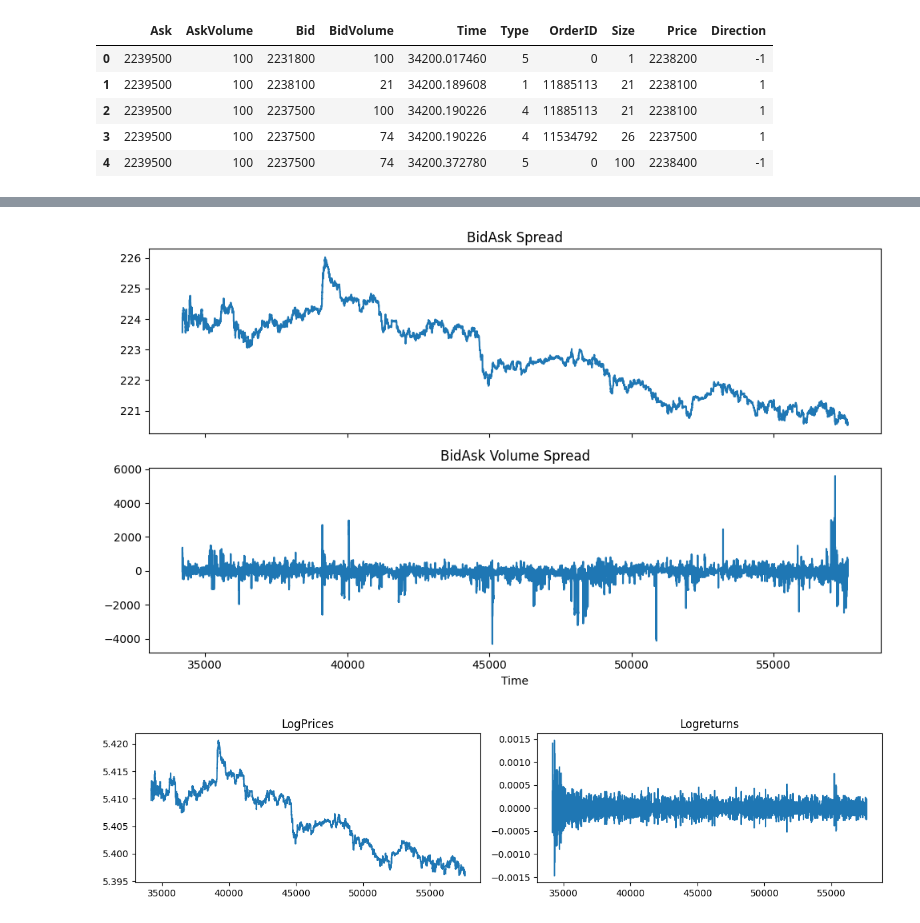
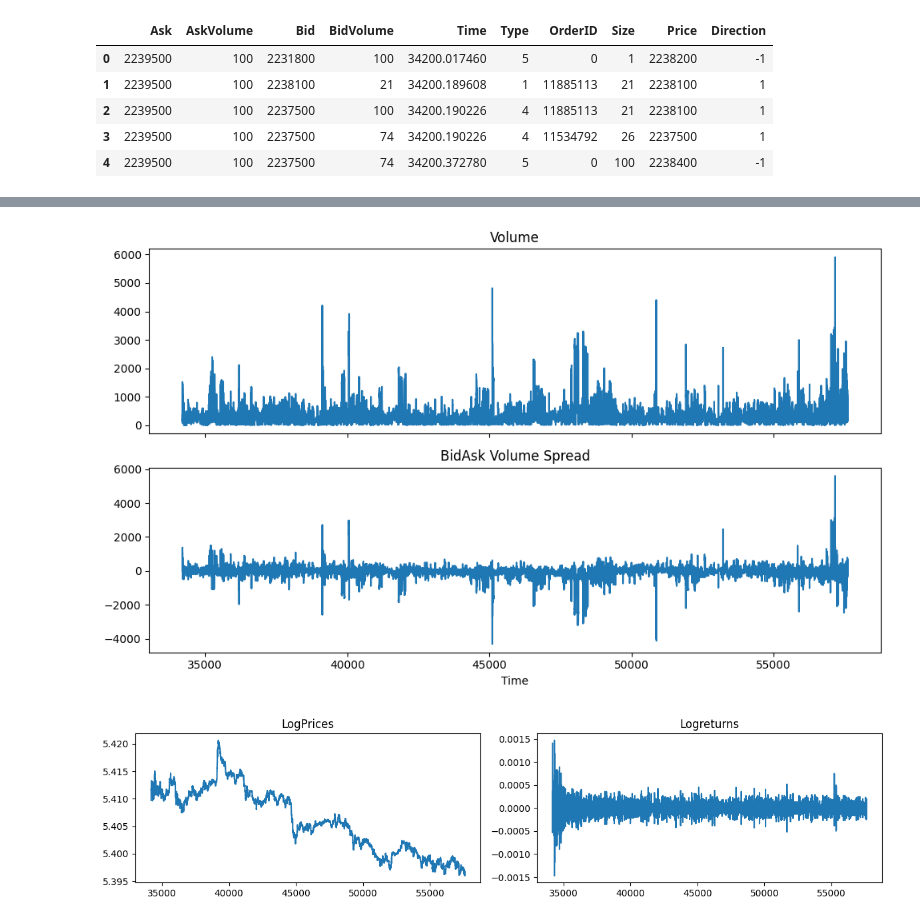
Before and after one commit to MassilGG/Financial_Econometrics, a Jupyter notebook: Topic3.ipynb, the cells around one changed output, grey strips where cells are left out. Drawn from its saved outputs; the diff is of its cells as text; code cells hidden in the pictures.

```diff
--- a/Topic3.ipynb
+++ b/Topic3.ipynb
@@ -19,7 +18,7 @@ We can make the following remarks:
 # %%
 Full_df = pd.DataFrame()
 for i in range(21,35):
-    df = pd.read_csv(f'data/out{i}.csv')
+    df = pd.read_csv(f'data/Project_data/out{i}.csv')
     Full_df = pd.concat([Full_df,df])
 # %%
 df_d1 = Full_df[Full_df['day']==1].copy()
@@ -140,20 +153,21 @@ plt.show()
 # %%
 # first microstructure insights
 import matplotlib.pyplot as plt
 
 fig, axes = plt.subplots(2, 1, sharex=True, figsize=(10,6))
 
-axes[0].plot(data['Time'], data['mid'])
-axes[0].set_title('BidAsk Spread')
+axes[0].plot(data['Time'],data['AskVolume'] + data['BidVolume'])
+axes[0].set_title("Volume")
+
 
 axes[1].plot(data['Time'], data['volumespread'])
 axes[1].set_title('BidAsk Volume Spread')
 
 plt.xlabel('Time')          # shared x-axis
 plt.tight_layout()
 plt.show()
 # %% [output]
-[figure, old version]
+[figure, new version]
 # %%
 fig, axes = plt.subplots(1, 2, figsize=(12, 3))
 
```
Also changed, not shown: parts of 31 cells of this notebook.
